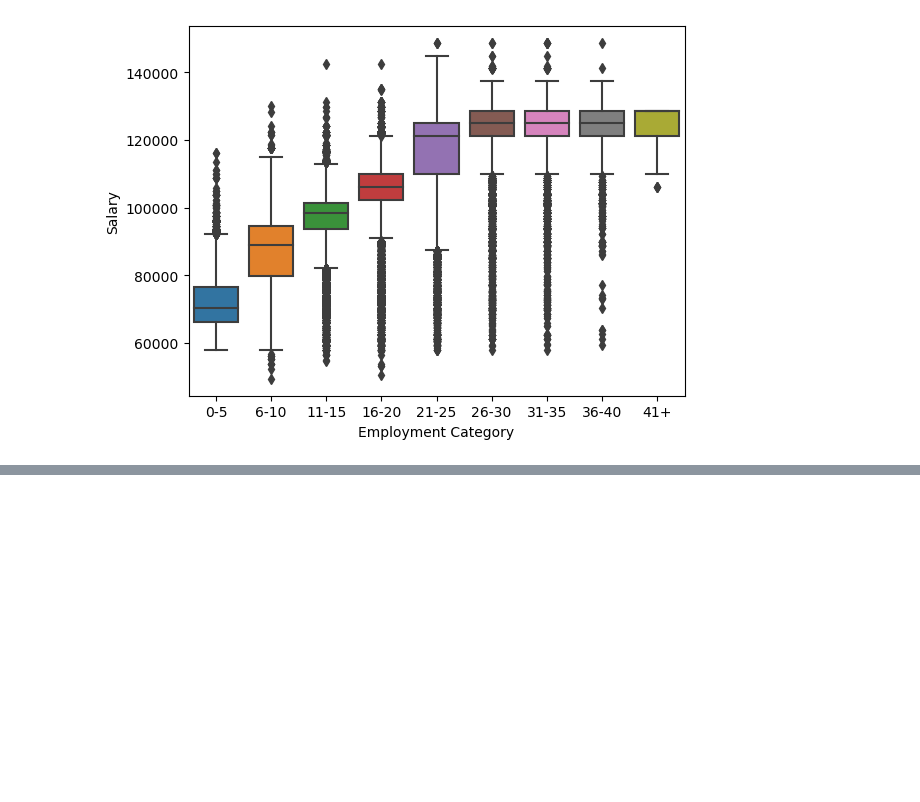
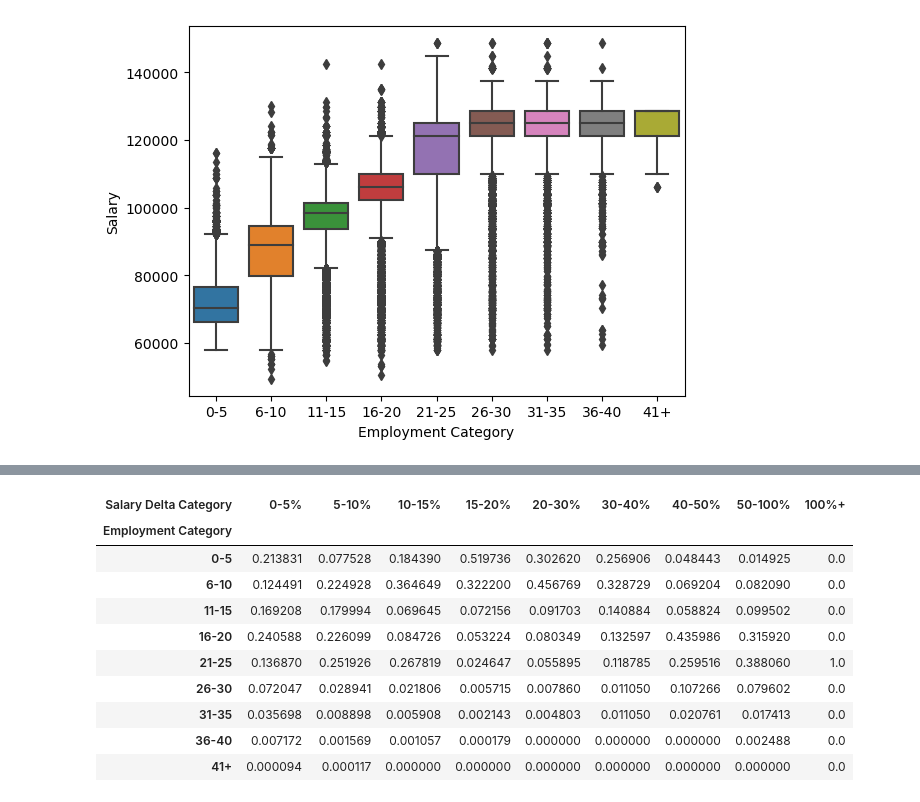
Before and after one commit to Anias-clo/Teacher_Payroll_Analysis, a Jupyter notebook: poc.ipynb, the cells around one changed output, grey strips where cells are left out. Drawn from its saved outputs; the diff is of its cells as text; code cells hidden in the pictures; blank space fills up the shorter version.

```diff
--- a/poc.ipynb
+++ b/poc.ipynb
@@ -360,3 +326,18 @@ pd.crosstab(df['Fiscal Year'], df['Salary Delta Category'],
+# %%
+pd.crosstab(df['Employment Category'], df['Salary Delta Category'],
+            normalize='columns',)
+# %% [output]
+| Salary Delta Category | 0-5% | 5-10% | 10-15% | 15-20% | 20-30% | 30-40% | 40-50% | 50-100% | 100%+ |
+| Employment Category |  |  |  |  |  |  |  |  |  |
+| 0-5 | 0.213831 | 0.077528 | 0.184390 | 0.519736 | 0.302620 | 0.256906 | 0.048443 | 0.014925 | 0.0 |
+| 6-10 | 0.124491 | 0.224928 | 0.364649 | 0.322200 | 0.456769 | 0.328729 | 0.069204 | 0.082090 | 0.0 |
+| 11-15 | 0.169208 | 0.179994 | 0.069645 | 0.072156 | 0.091703 | 0.140884 | 0.058824 | 0.099502 | 0.0 |
+| 16-20 | 0.240588 | 0.226099 | 0.084726 | 0.053224 | 0.080349 | 0.132597 | 0.435986 | 0.315920 | 0.0 |
+| 21-25 | 0.136870 | 0.251926 | 0.267819 | 0.024647 | 0.055895 | 0.118785 | 0.259516 | 0.388060 | 1.0 |
+| 26-30 | 0.072047 | 0.028941 | 0.021806 | 0.005715 | 0.007860 | 0.011050 | 0.107266 | 0.079602 | 0.0 |
+| 31-35 | 0.035698 | 0.008898 | 0.005908 | 0.002143 | 0.004803 | 0.011050 | 0.020761 | 0.017413 | 0.0 |
+| 36-40 | 0.007172 | 0.001569 | 0.001057 | 0.000179 | 0.000000 | 0.000000 | 0.000000 | 0.002488 | 0.0 |
+| 41+ | 0.000094 | 0.000117 | 0.000000 | 0.000000 | 0.000000 | 0.000000 | 0.000000 | 0.000000 | 0.0 |
 # %%
 pd.crosstab(df['Employment Category'], df['Salary Delta Category'],
             normalize='index',)
```
Also changed, not shown: parts of 19 cells of this notebook, 2 other files.
